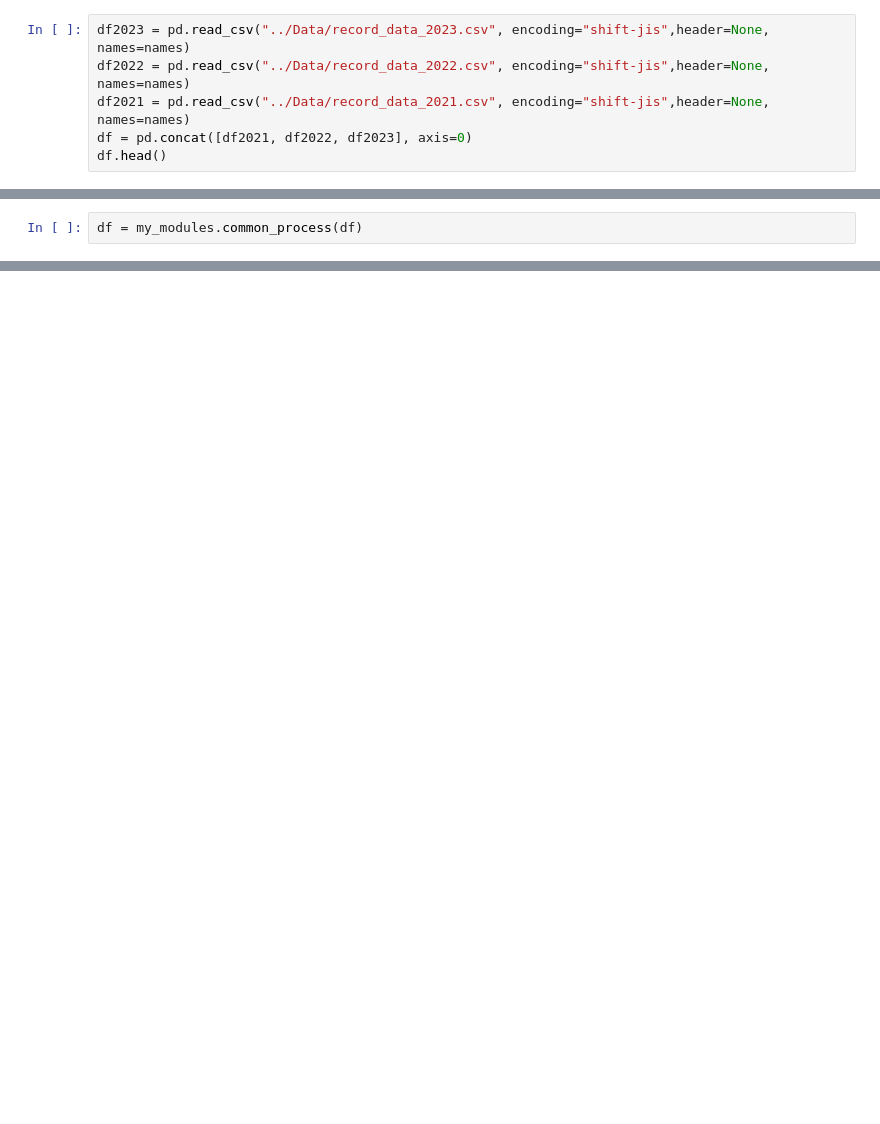
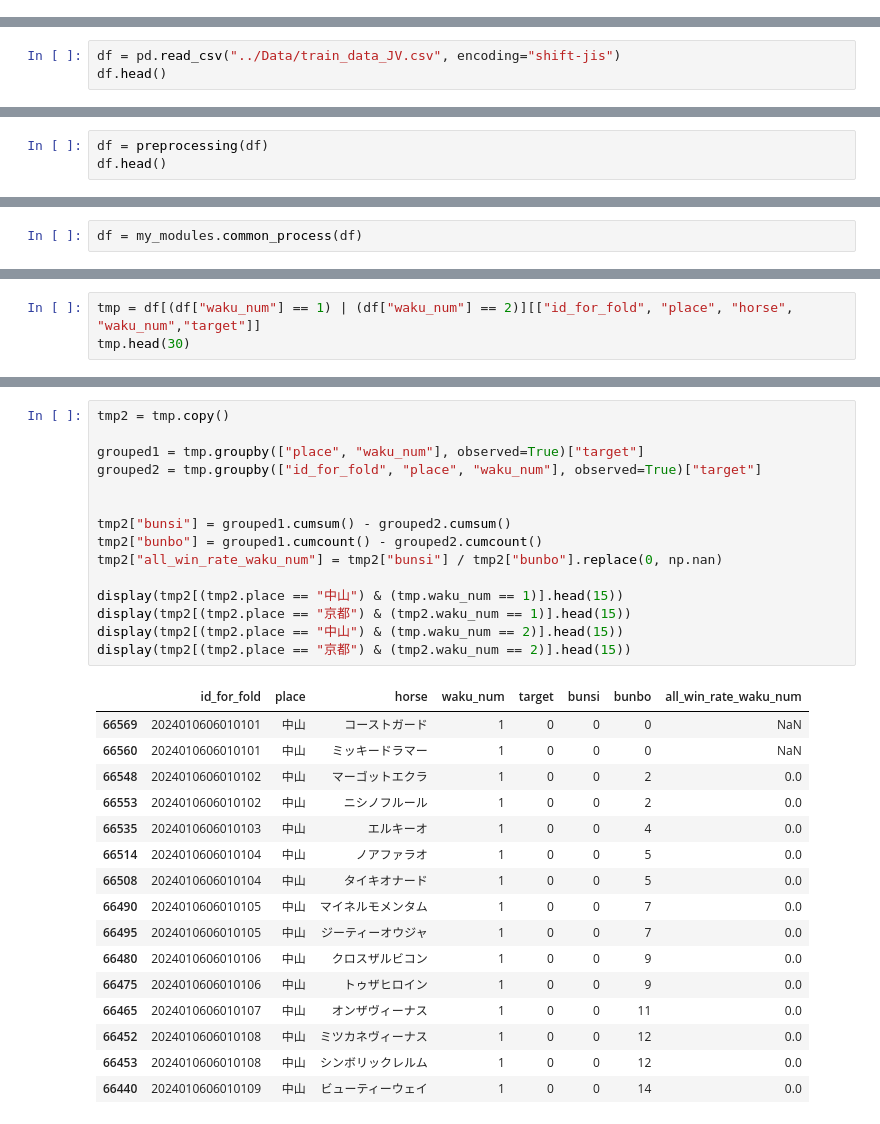
Before and after one commit to NaganagaKen/HORSE_RACING, a Jupyter notebook: Notebook/test.ipynb, the cells around one changed output, grey strips where cells are left out. Cells and saved outputs as stored; diff of their text form; blank space fills up the shorter version.

```diff
--- a/Notebook/test.ipynb
+++ b/Notebook/test.ipynb
@@ -61,6 +10,0 @@ names = [
-# %%
-df2023 = pd.read_csv("../Data/record_data_2023.csv", encoding="shift-jis",header=None, names=names)
-df2022 = pd.read_csv("../Data/record_data_2022.csv", encoding="shift-jis",header=None, names=names)
-df2021 = pd.read_csv("../Data/record_data_2021.csv", encoding="shift-jis",header=None, names=names)
-df = pd.concat([df2021, df2022, df2023], axis=0)
-df.head()
@@ -74,0 +392,3 @@ df.head()
+# %%
+df = pd.read_csv("../Data/train_data_JV.csv", encoding="shift-jis")
+df.head()
@@ -74,0 +403,3 @@ df.head()
+# %%
+df = preprocessing(df)
+df.head()
@@ -699,0 +480,3 @@ RSME(reverse scaling): 3.9612760045
+# %%
+tmp = df[(df["waku_num"] == 1) | (df["waku_num"] == 2)][["id_for_fold", "place", "horse", "waku_num","target"]]
+tmp.head(30)
@@ -699,0 +501,32 @@ RSME(reverse scaling): 3.9612760045
+# %%
+tmp2 = tmp.copy()
+
+grouped1 = tmp.groupby(["place", "waku_num"], observed=True)["target"]
+grouped2 = tmp.groupby(["id_for_fold", "place", "waku_num"], observed=True)["target"]
+
+
+tmp2["bunsi"] = grouped1.cumsum() - grouped2.cumsum()
+tmp2["bunbo"] = grouped1.cumcount() - grouped2.cumcount()
+tmp2["all_win_rate_waku_num"] = tmp2["bunsi"] / tmp2["bunbo"].replace(0, np.nan)
+
+display(tmp2[(tmp2.place == "中山") & (tmp.waku_num == 1)].head(15))
+display(tmp2[(tmp2.place == "京都") & (tmp2.waku_num == 1)].head(15))
+display(tmp2[(tmp2.place == "中山") & (tmp.waku_num == 2)].head(15))
+display(tmp2[(tmp2.place == "京都") & (tmp2.waku_num == 2)].head(15))
+# %% [output]
+|  | id_for_fold | place | horse | waku_num | target | bunsi | bunbo | all_win_rate_waku_num |
+| 66569 | 2024010606010101 | 中山 | コーストガード | 1 | 0 | 0 | 0 | NaN |
+| 66560 | 2024010606010101 | 中山 | ミッキードラマー | 1 | 0 | 0 | 0 | NaN |
+| 66548 | 2024010606010102 | 中山 | マーゴットエクラ | 1 | 0 | 0 | 2 | 0.0 |
+| 66553 | 2024010606010102 | 中山 | ニシノフルール | 1 | 0 | 0 | 2 | 0.0 |
+| 66535 | 2024010606010103 | 中山 | エルキーオ | 1 | 0 | 0 | 4 | 0.0 |
+| 66514 | 2024010606010104 | 中山 | ノアファラオ | 1 | 0 | 0 | 5 | 0.0 |
+| 66508 | 2024010606010104 | 中山 | タイキオナード | 1 | 0 | 0 | 5 | 0.0 |
+| 66490 | 2024010606010105 | 中山 | マイネルモメンタム | 1 | 0 | 0 | 7 | 0.0 |
+| 66495 | 2024010606010105 | 中山 | ジーティーオウジャ | 1 | 0 | 0 | 7 | 0.0 |
+| 66480 | 2024010606010106 | 中山 | クロスザルビコン | 1 | 0 | 0 | 9 | 0.0 |
+| 66475 | 2024010606010106 | 中山 | トゥザヒロイン | 1 | 0 | 0 | 9 | 0.0 |
+| 66465 | 2024010606010107 | 中山 | オンザヴィーナス | 1 | 0 | 0 | 11 | 0.0 |
+| 66452 | 2024010606010108 | 中山 | ミツカネヴィーナス | 1 | 0 | 0 | 12 | 0.0 |
+| 66453 | 2024010606010108 | 中山 | シンボリックレルム | 1 | 0 | 0 | 12 | 0.0 |
+| 66440 | 2024010606010109 | 中山 | ビューティーウェイ | 1 | 0 | 0 | 14 | 0.0 |
```
Also changed, not shown: parts of 17 cells of this notebook, 4 other files.
